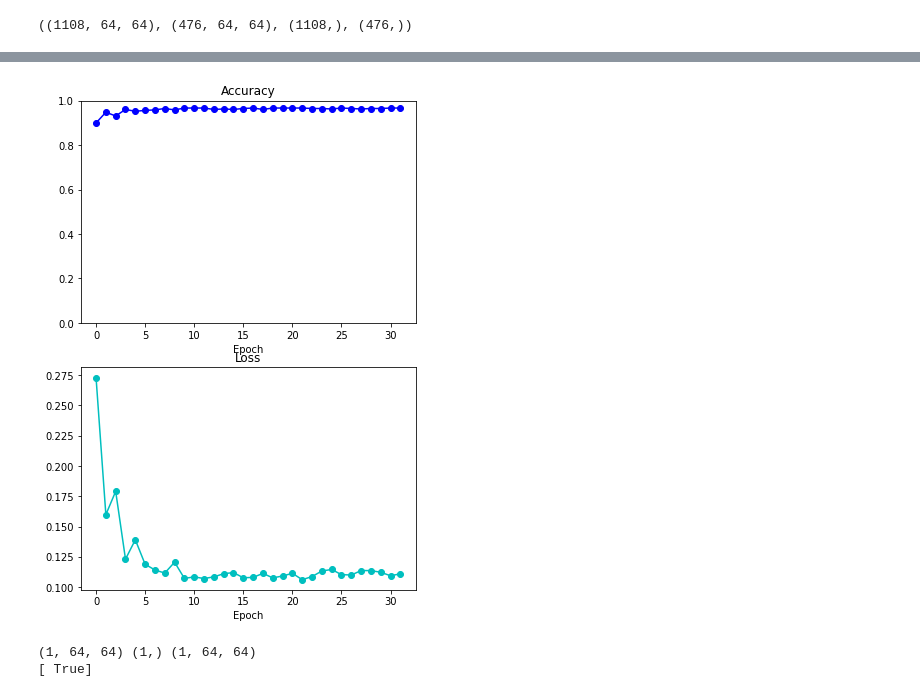
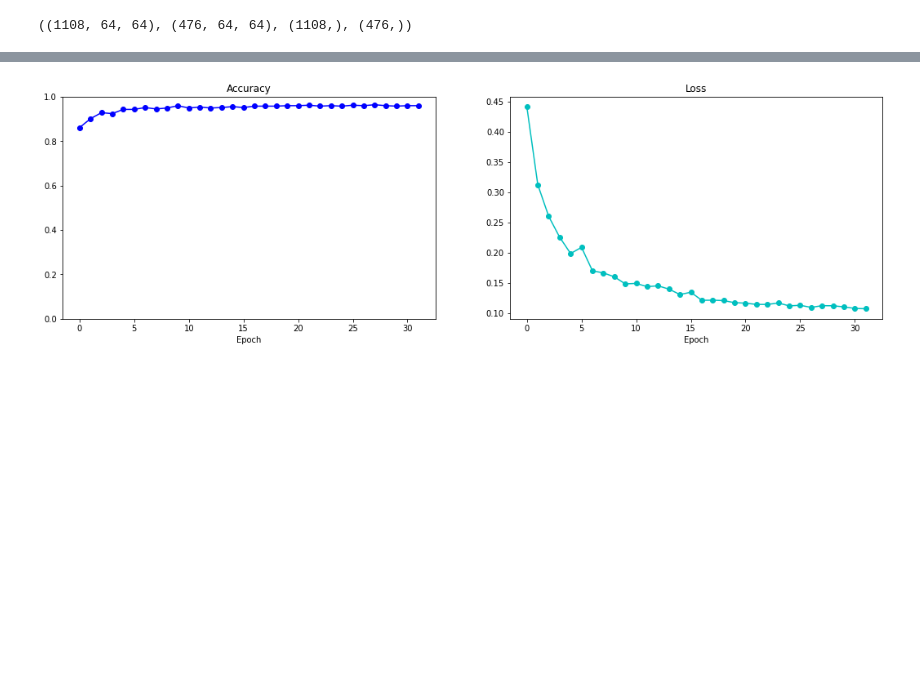
Before and after one commit to ggirlk/portf-draft, a Jupyter notebook: V0.ipynb, the cells around one changed output, grey strips where cells are left out. Saved outputs shown, nothing was run; the diff lists cells and outputs as text; code cells hidden in the pictures; blank space fills up the shorter version.

```diff
--- a/V0.ipynb
+++ b/V0.ipynb
@@ -194,7 +190,7 @@ def Model():
         K.layers.Dense(4, activation="softmax")
     ])
     model.compile(
-        optimizer='adam',
+        optimizer=tf.keras.optimizers.Adam(learning_rate=0.00025),
         loss="sparse_categorical_crossentropy",
         metrics=["accuracy"],
     )
@@ -231,29 +227,13 @@ Epoch 32/32
 # %%
-fig, (ax1, ax2) = plt.subplots(2, 1, figsize=(6, 9))
+fig, (ax1, ax2) = plt.subplots(1, 2, figsize=(18, 5))
 ax1.plot(q_history.history["val_accuracy"], "-ob")
 ax1.set_ylim([0, 1])
 ax1.set_title("Accuracy")
 ax1.set_xlabel("Epoch")
 
 ax2.plot(q_history.history["val_loss"], "-oc")
 ax2.set_title("Loss")
 ax2.set_xlabel("Epoch")
 plt.show()
 # %% [output]
-[figure, old version]
+[figure, new version]
-# %%
-file = "../brain_tumor_dataset/2435.mat.npz"
-
-data = np.load(file)
-
-npimage = np.asarray([data["image"]])
-nplabel = np.asarray([data["label"]])
-
-print(npimage.shape, nplabel.shape, npmask.shape)
-
-yhat = q_model.predict(npimage)
-
-print(yhat.argmax(axis=1) == nplabel)
-# %% [output]
-(1, 64, 64) (1,) (1, 64, 64)
-[ True]
```
Also changed, not shown: parts of 2 cells of this notebook.
